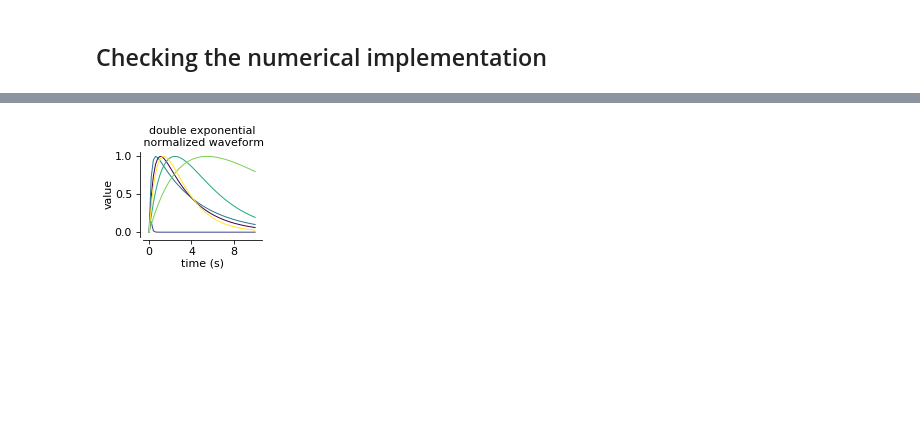
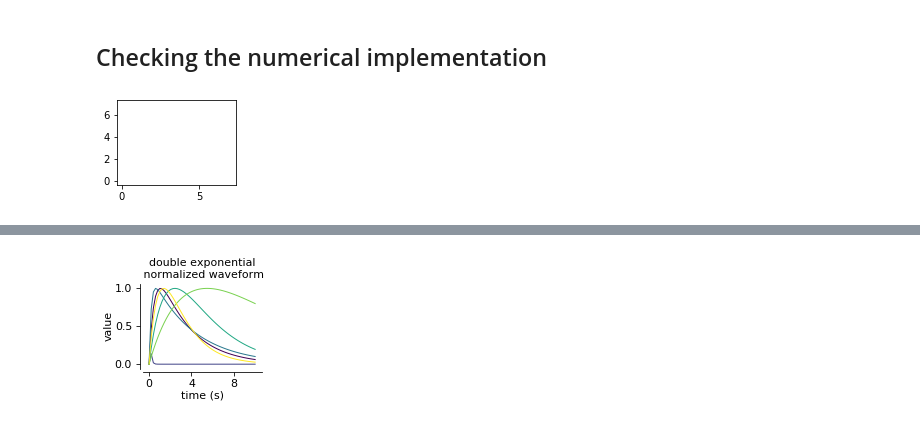
Before and after one commit to yzerlaut/zinc-NMDA-modulation, a Jupyter notebook: notebook.ipynb, the cells around one changed output, grey strips where cells are left out. Cells and saved outputs as stored; diff of their text form; code cells hidden in the pictures; blank space fills up the shorter version.

Commit message:
up plot

```diff
--- a/notebook.ipynb
+++ b/notebook.ipynb
@@ -256,3 +256,10 @@ def solve_membrane_equation(t, params,
 from datavyz.main import graph_env
 ge = graph_env('notebook')
 #plot_temporal_dynamics({}, ge);
+# %%
+fig, ax = ge.figure()
+C = ["#ffffff", "#f36c60", "#8bc34a", "#fff59d", "#4dd0e1", "#b39ddb", "#81d4fa", "#263238"]
+for i,c in enumerate(C):
+    ax.plot([i], [i], color=c, ms=10)
+# %% [output]
+[figure, added]
```
Also changed, not shown: parts of 3 cells of this notebook, 1 other file.
